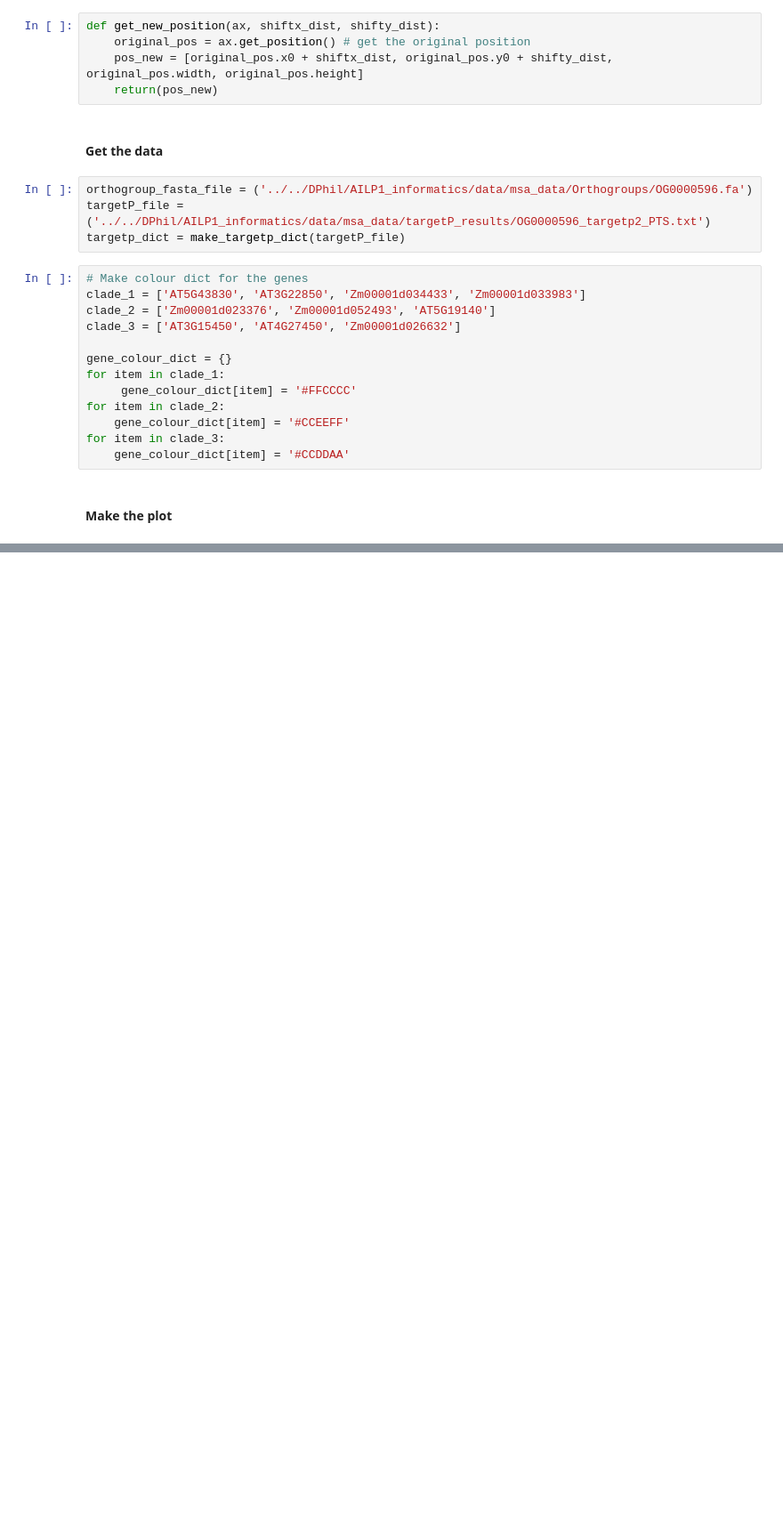
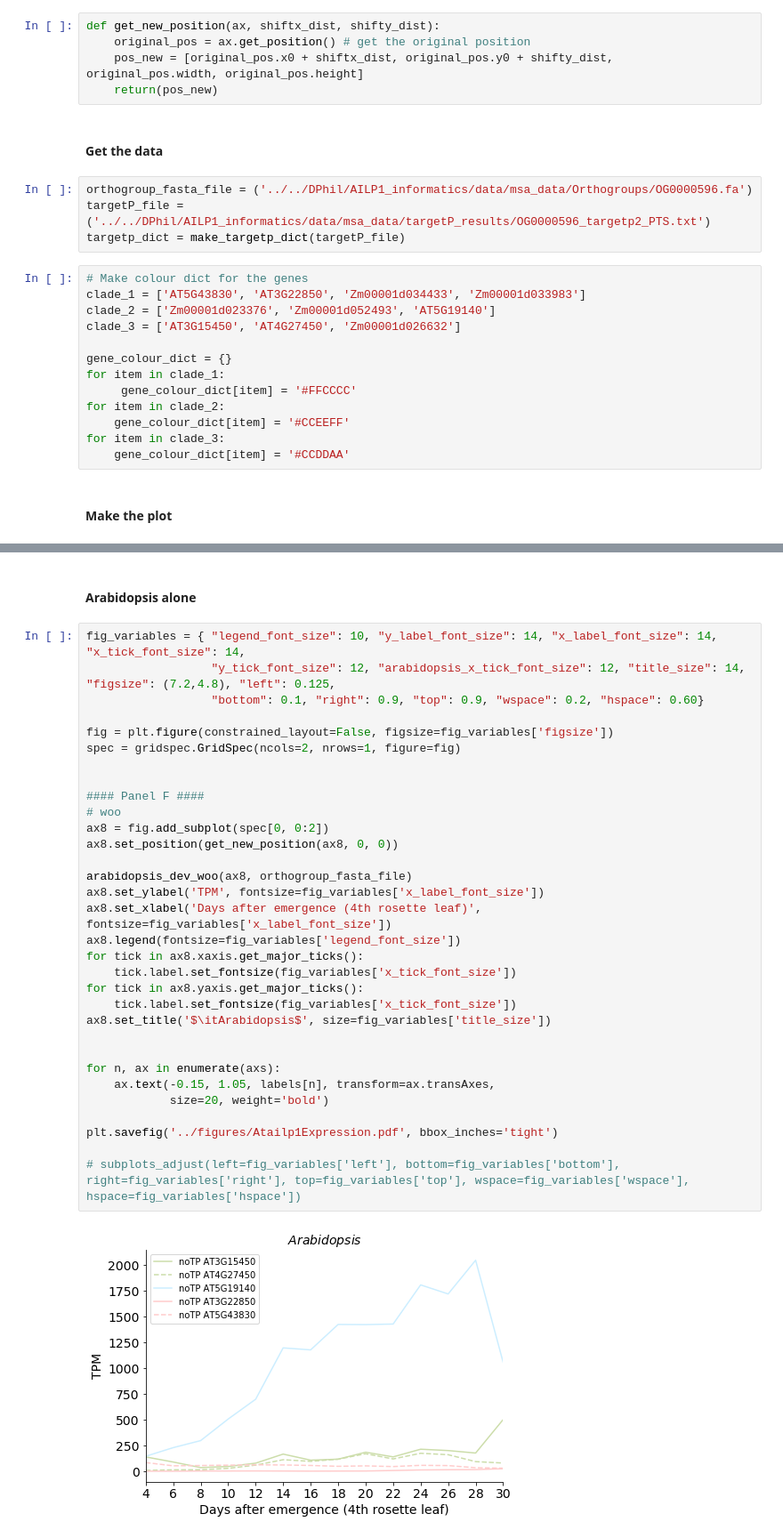
Before and after one commit to RonaCostello/Thesis, a Jupyter notebook: plots/chapter3_ailp1Expression.ipynb, the cells around one changed output, grey strips where cells are left out. Shown at 89% size. Cells and saved outputs as stored; diff of their text form; blank space fills up the shorter version.

```diff
--- a/plots/chapter3_ailp1Expression.ipynb
+++ b/plots/chapter3_ailp1Expression.ipynb
@@ -556,0 +558,36 @@ plt.savefig('../figures/ailp1Expression.pdf', bbox_inches='tight')
+# %% [markdown]
+#### Arabidopsis alone
+# %%
+fig_variables = { "legend_font_size": 10, "y_label_font_size": 14, "x_label_font_size": 14, "x_tick_font_size": 14,
+                  "y_tick_font_size": 12, "arabidopsis_x_tick_font_size": 12, "title_size": 14, "figsize": (7.2,4.8), "left": 0.125,
+                  "bottom": 0.1, "right": 0.9, "top": 0.9, "wspace": 0.2, "hspace": 0.60}
+
+fig = plt.figure(constrained_layout=False, figsize=fig_variables['figsize'])
+spec = gridspec.GridSpec(ncols=2, nrows=1, figure=fig)
+
+
+#### Panel F ####
+# woo
+ax8 = fig.add_subplot(spec[0, 0:2])
+ax8.set_position(get_new_position(ax8, 0, 0))
+
+arabidopsis_dev_woo(ax8, orthogroup_fasta_file)
+ax8.set_ylabel('TPM', fontsize=fig_variables['x_label_font_size'])
+ax8.set_xlabel('Days after emergence (4th rosette leaf)', fontsize=fig_variables['x_label_font_size'])
+ax8.legend(fontsize=fig_variables['legend_font_size'])
+for tick in ax8.xaxis.get_major_ticks():
+    tick.label.set_fontsize(fig_variables['x_tick_font_size'])
+for tick in ax8.yaxis.get_major_ticks():
+    tick.label.set_fontsize(fig_variables['x_tick_font_size'])
+ax8.set_title('$\itArabidopsis$', size=fig_variables['title_size'])
+
+
+for n, ax in enumerate(axs):
+    ax.text(-0.15, 1.05, labels[n], transform=ax.transAxes,
+            size=20, weight='bold')
+
+plt.savefig('../figures/Atailp1Expression.pdf', bbox_inches='tight')
+
+# subplots_adjust(left=fig_variables['left'], bottom=fig_variables['bottom'], right=fig_variables['right'], top=fig_variables['top'], wspace=fig_variables['wspace'], hspace=fig_variables['hspace'])
+# %% [output]
+[figure, added]
```
Also changed, not shown: parts of 2 cells of this notebook.
